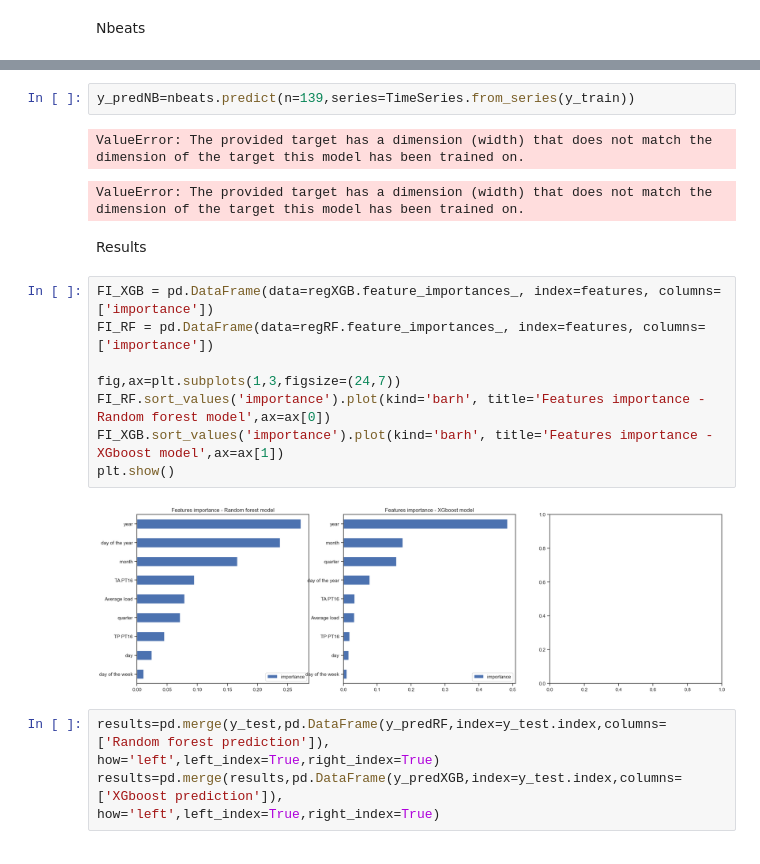
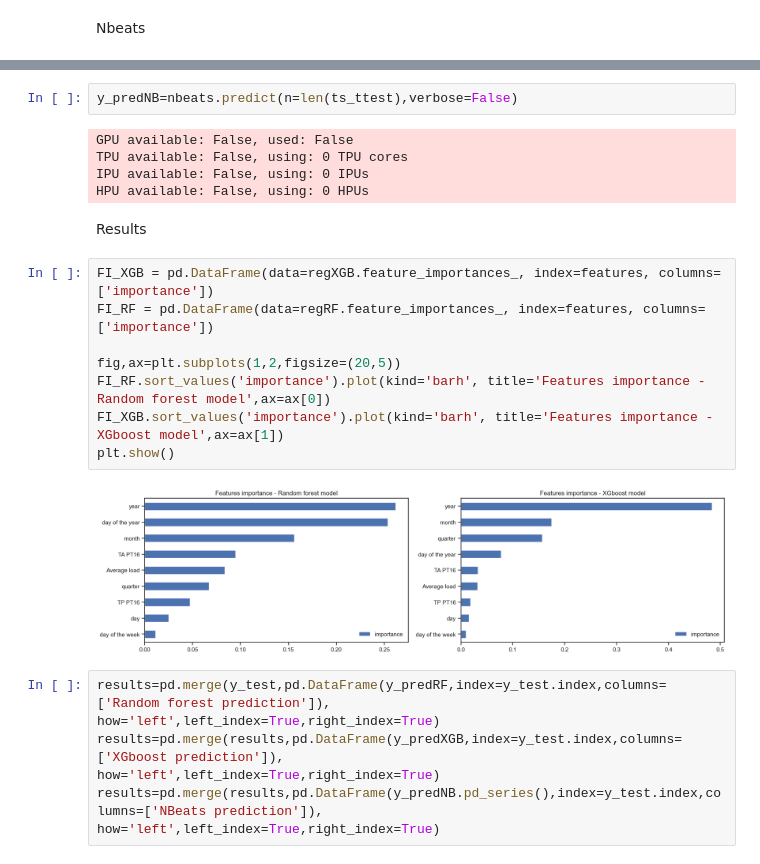
Before and after one commit to CastanieAlexandre/Forecast-of-hydroelectric-production-in-Portugal-with-RF-XGboost-and-Nbeats, a Jupyter notebook: Notebook_ML.ipynb, the cells around one changed output, grey strips where cells are left out. Cells and saved outputs as stored; diff of their text form.

```diff
--- a/Notebook_ML.ipynb
+++ b/Notebook_ML.ipynb
@@ -451,25 +459,29 @@ RuntimeError: mat1 and mat2 must have the same dtype
 # %%
-y_predNB=nbeats.predict(n=139,series=TimeSeries.from_series(y_train))
+y_predNB=nbeats.predict(n=len(ts_ttest),verbose=False)
 # %% [output]
-ValueError: The provided target has a dimension (width) that does not match the dimension of the target this model has been trained on.
+GPU available: False, used: False
+TPU available: False, using: 0 TPU cores
+IPU available: False, using: 0 IPUs
+HPU available: False, using: 0 HPUs
-ValueError: The provided target has a dimension (width) that does not match the dimension of the target this model has been trained on.
 # %% [markdown]
 Results
 # %%
 FI_XGB = pd.DataFrame(data=regXGB.feature_importances_, index=features, columns=['importance'])
 FI_RF = pd.DataFrame(data=regRF.feature_importances_, index=features, columns=['importance'])
 
-fig,ax=plt.subplots(1,3,figsize=(24,7))
+fig,ax=plt.subplots(1,2,figsize=(20,5))
 FI_RF.sort_values('importance').plot(kind='barh', title='Features importance - Random forest model',ax=ax[0])
 FI_XGB.sort_values('importance').plot(kind='barh', title='Features importance - XGboost model',ax=ax[1])
 plt.show()
 # %% [output]
-[figure, old version]
+[figure, new version]
 # %%
 results=pd.merge(y_test,pd.DataFrame(y_predRF,index=y_test.index,columns=['Random forest prediction']),
 how='left',left_index=True,right_index=True)
 results=pd.merge(results,pd.DataFrame(y_predXGB,index=y_test.index,columns=['XGboost prediction']),
 how='left',left_index=True,right_index=True)
+results=pd.merge(results,pd.DataFrame(y_predNB.pd_series(),index=y_test.index,columns=['NBeats prediction']),
+how='left',left_index=True,right_index=True)
 # %%
 fig,ax=plt.subplots(1,1,figsize=(15,5))
 df_HRO['CF_HRO'].plot(ax=ax)
```
Also changed, not shown: parts of 16 cells of this notebook, 1 other file.
